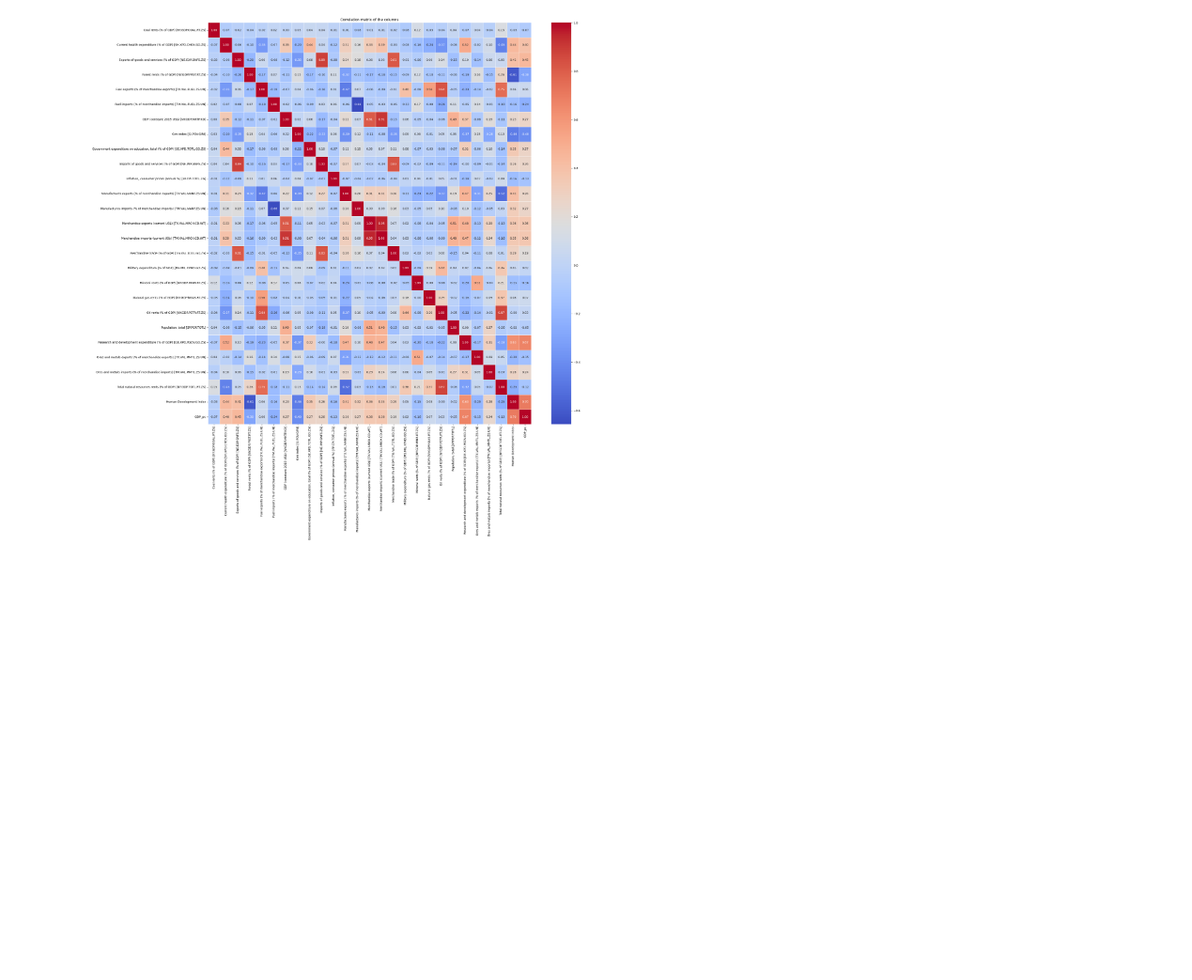
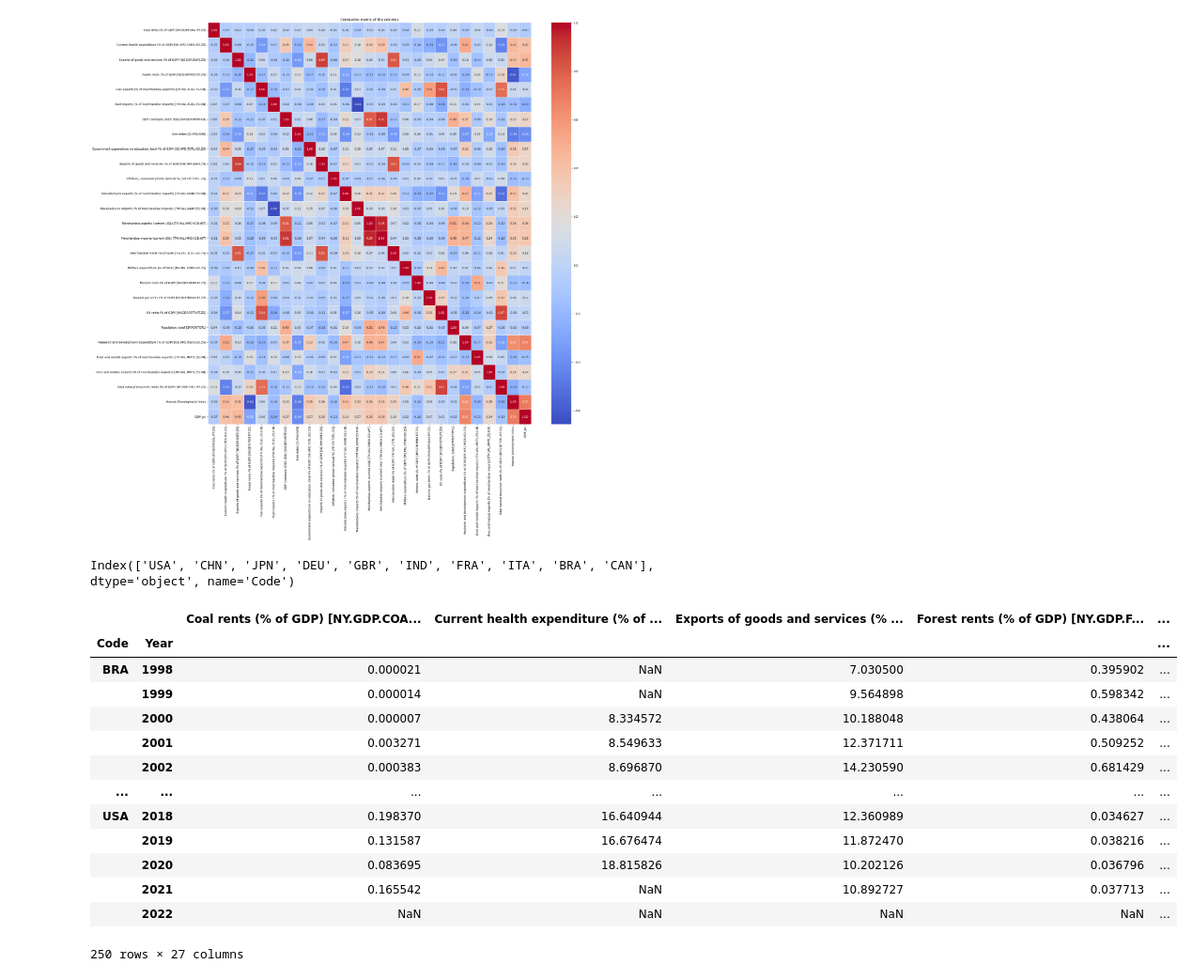
Before and after one commit to LosaLosSantos/Project_ER, a Jupyter notebook: Clean and Exploration.ipynb, the cells around one changed output. Shown at 94% size. Drawn from its saved outputs; the diff is of its cells as text; code cells hidden in the pictures; blank space fills up the shorter version.

```diff
--- a/Clean and Exploration.ipynb
+++ b/Clean and Exploration.ipynb
@@ -657,3 +657,32 @@ plt.title("Correlation matrix of the columns")
 plt.show()
 # %% [output]
 [figure]
+# %%
+#I want select the first 10 country of GDP (constant 2015 US$)"
+sorted_gdp_df = Glob_df3.loc[Glob_df3.index.get_level_values("Year") == 2022].sort_values(by="GDP (constant 2015 US$) [NY.GDP.MKTP.KD]", ascending=False)
+
+# Selecting the countries
+top_gdp_countries = sorted_gdp_df.head(10)
+
+print(top_gdp_countries.index.get_level_values("Code"))
+# %% [output]
+Index(['USA', 'CHN', 'JPN', 'DEU', 'GBR', 'IND', 'FRA', 'ITA', 'BRA', 'CAN'], dtype='object', name='Code')
+# %%
+#The new dataset with all the values and coloumns for each country
+GDP_cons_df = Glob_df3.loc[Glob_df3.index.get_level_values("Code").isin(top_gdp_countries.index.get_level_values("Code"))]
+GDP_cons_df
+# %% [output]
+|  |  | Coal rents (% of GDP) [NY.GDP.COA... | Current health expenditure (% of ... | Exports of goods and services (% ... | Forest rents (% of GDP) [NY.GDP.F... | ... |
+| Code | Year |  |  |  |  | ... |
+| BRA | 1998 | 0.000021 | NaN | 7.030500 | 0.395902 | ... |
+|  | 1999 | 0.000014 | NaN | 9.564898 | 0.598342 | ... |
+|  | 2000 | 0.000007 | 8.334572 | 10.188048 | 0.438064 | ... |
+|  | 2001 | 0.003271 | 8.549633 | 12.371711 | 0.509252 | ... |
+|  | 2002 | 0.000383 | 8.696870 | 14.230590 | 0.681429 | ... |
+| ... | ... | ... | ... | ... | ... | ... |
+| USA | 2018 | 0.198370 | 16.640944 | 12.360989 | 0.034627 | ... |
+|  | 2019 | 0.131587 | 16.676474 | 11.872470 | 0.038216 | ... |
+|  | 2020 | 0.083695 | 18.815826 | 10.202126 | 0.036796 | ... |
+|  | 2021 | 0.165542 | NaN | 10.892727 | 0.037713 | ... |
+|  | 2022 | NaN | NaN | NaN | NaN | ... |
+250 rows × 27 columns
```
Also changed, not shown: parts of 3 cells of this notebook, 1 other file.
